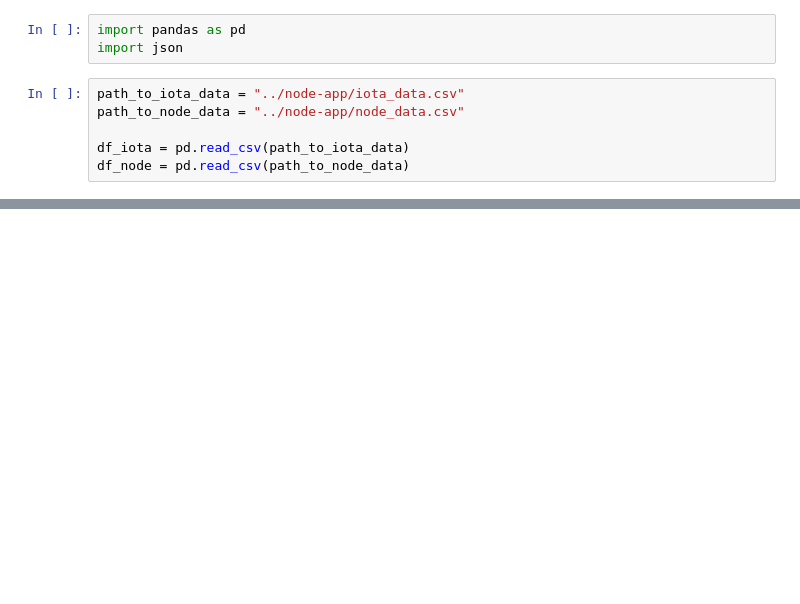
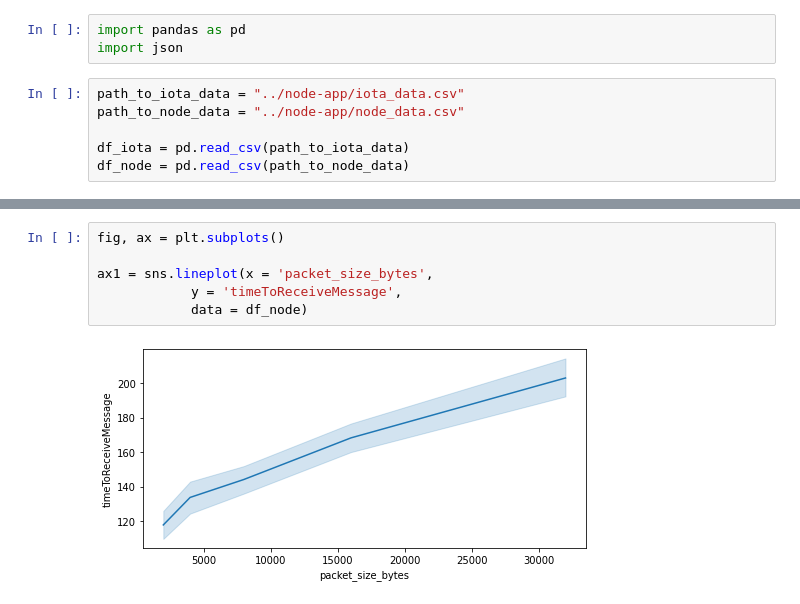
Before and after one commit to jameseoconnor/meng-project-iota-saev, a Jupyter notebook: analysis/Untitled1.ipynb, the cells around one changed output, grey strips where cells are left out. Drawn from its saved outputs; the diff is of its cells as text; blank space fills up the shorter version.

```diff
--- a/analysis/Untitled1.ipynb
+++ b/analysis/Untitled1.ipynb
@@ -45,0 +67,8 @@ df_node
+# %%
+fig, ax = plt.subplots()
+
+ax1 = sns.lineplot(x = 'packet_size_bytes',
+            y = 'timeToReceiveMessage',
+            data = df_node)
+# %% [output]
+[figure, added]
```
Also changed, not shown: parts of 8 cells of this notebook, 31 other files.
